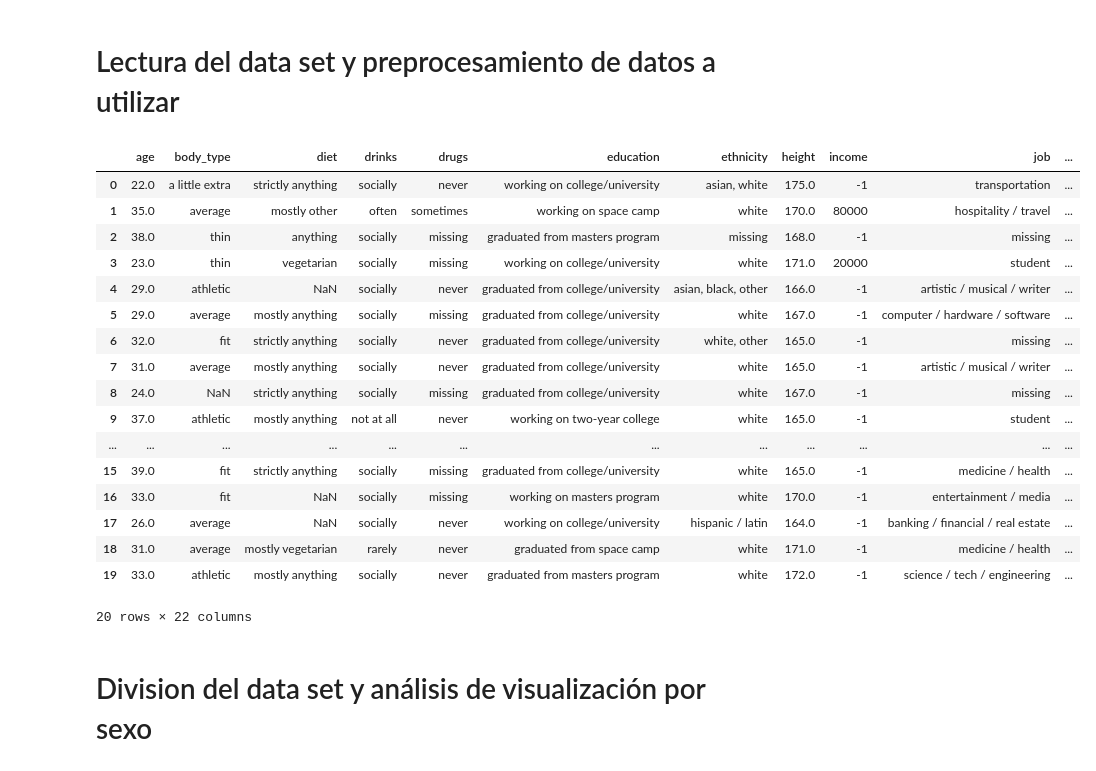
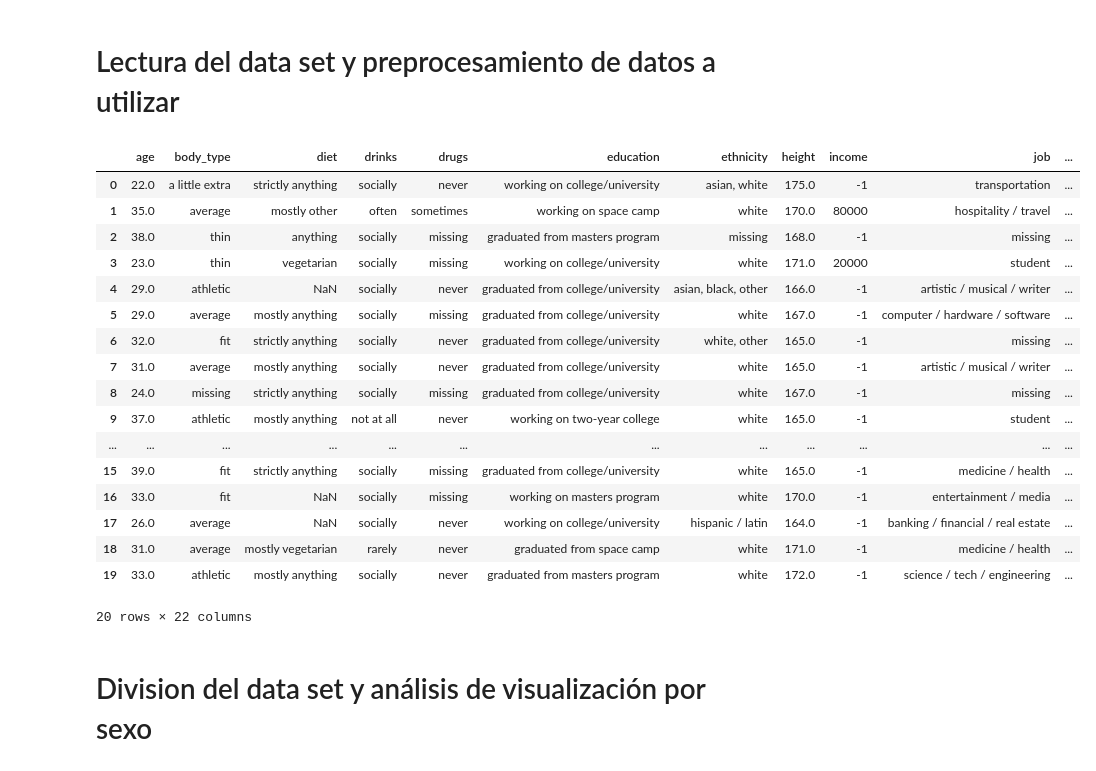
Before and after one commit to aoelvp94/DataViz_UTDT2019, a Jupyter notebook: 1 - notebook_EDA.ipynb, the cells around one changed output. Drawn from its saved outputs; the diff is of its cells as text; code cells hidden in the pictures.

```diff
--- a/1 - notebook_EDA.ipynb
+++ b/1 - notebook_EDA.ipynb
@@ -74,7 +74,7 @@ def cleanhtml(raw_html):
 df=pd.read_csv("profiles.csv")
 df=df.fillna(({'religion':'missing', 'drugs':'missing', 'drinks':'missing', 'ethnicity':'missing', 'job': 'missing',
                'essay0':'','essay1':'','essay2':'','essay3':'','essay4':'','essay5':'',
-               'essay6':'','essay7':'','essay8':'','essay9':''}))
+               'essay6':'','essay7':'','essay8':'','essay9':'', 'smokes':'missing', 'body_type': 'missing'}))
 
 
 
@@ -103,34 +103,34 @@ for r in list(df.religion):
         lista_religion.append("catholicism")
     if "buddhism" in str(r):
         lista_religion.append("buddhism")
     if "islam" in str(r):
         lista_religion.append("islam")
     if "other" in str(r):
         lista_religion.append("other")
     if "judaism" in str(r):
         lista_religion.append("judaism")
     if "hinduism" in str(r):
         lista_religion.append("hinduism")
 
 df.religion = lista_religion
 
 df["height"] = df["height"].fillna(round(df["height"].mean(),0))
 df["height"]=[round(df["height"].mean(),0) if x<50 else x for x in list(df["height"])]
 df["height"]=df["height"]+100
 df["age"]=[round(df["age"].mean(),0) if x>80 else x for x in list(df["age"])]
 
 df.head(20)
 # %% [output]
 |  | age | body_type | diet | drinks | drugs | education | ethnicity | height | income | job | ... |
 | 0 | 22.0 | a little extra | strictly anything | socially | never | working on college/university | asian, white | 175.0 | -1 | transportation | ... |
 | 1 | 35.0 | average | mostly other | often | sometimes | working on space camp | white | 170.0 | 80000 | hospitality / travel | ... |
 | 2 | 38.0 | thin | anything | socially | missing | graduated from masters program | missing | 168.0 | -1 | missing | ... |
 | 3 | 23.0 | thin | vegetarian | socially | missing | working on college/university | white | 171.0 | 20000 | student | ... |
 | 4 | 29.0 | athletic | NaN | socially | never | graduated from college/university | asian, black, other | 166.0 | -1 | artistic / musical / writer | ... |
 | 5 | 29.0 | average | mostly anything | socially | missing | graduated from college/university | white | 167.0 | -1 | computer / hardware / software | ... |
 | 6 | 32.0 | fit | strictly anything | socially | never | graduated from college/university | white, other | 165.0 | -1 | missing | ... |
 | 7 | 31.0 | average | mostly anything | socially | never | graduated from college/university | white | 165.0 | -1 | artistic / musical / writer | ... |
-| 8 | 24.0 | NaN | strictly anything | socially | missing | graduated from college/university | white | 167.0 | -1 | missing | ... |
+| 8 | 24.0 | missing | strictly anything | socially | missing | graduated from college/university | white | 167.0 | -1 | missing | ... |
 | 9 | 37.0 | athletic | mostly anything | not at all | never | working on two-year college | white | 165.0 | -1 | student | ... |
 | ... | ... | ... | ... | ... | ... | ... | ... | ... | ... | ... | ... |
 | 15 | 39.0 | fit | strictly anything | socially | missing | graduated from college/university | white | 165.0 | -1 | medicine / health | ... |
```
Also changed, not shown: parts of 6 cells of this notebook.
